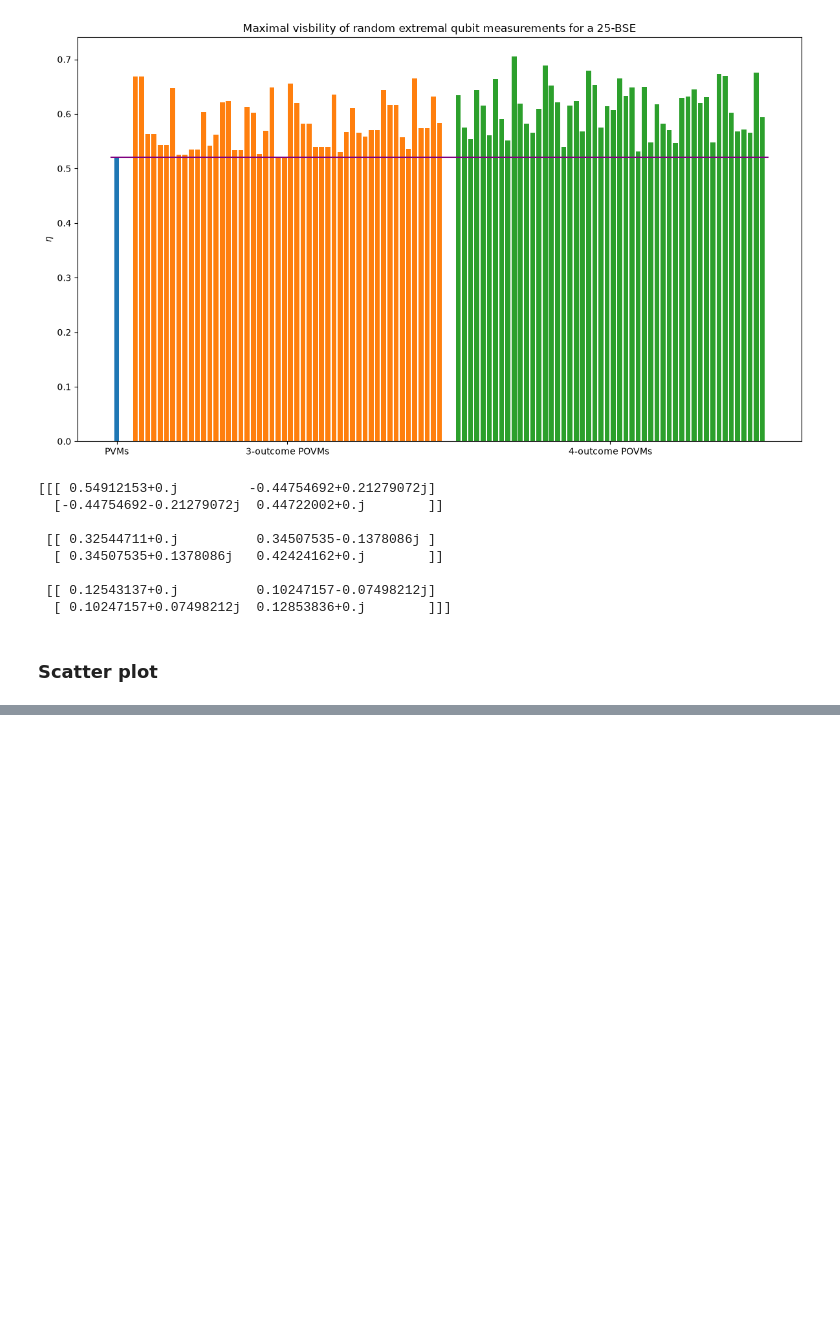
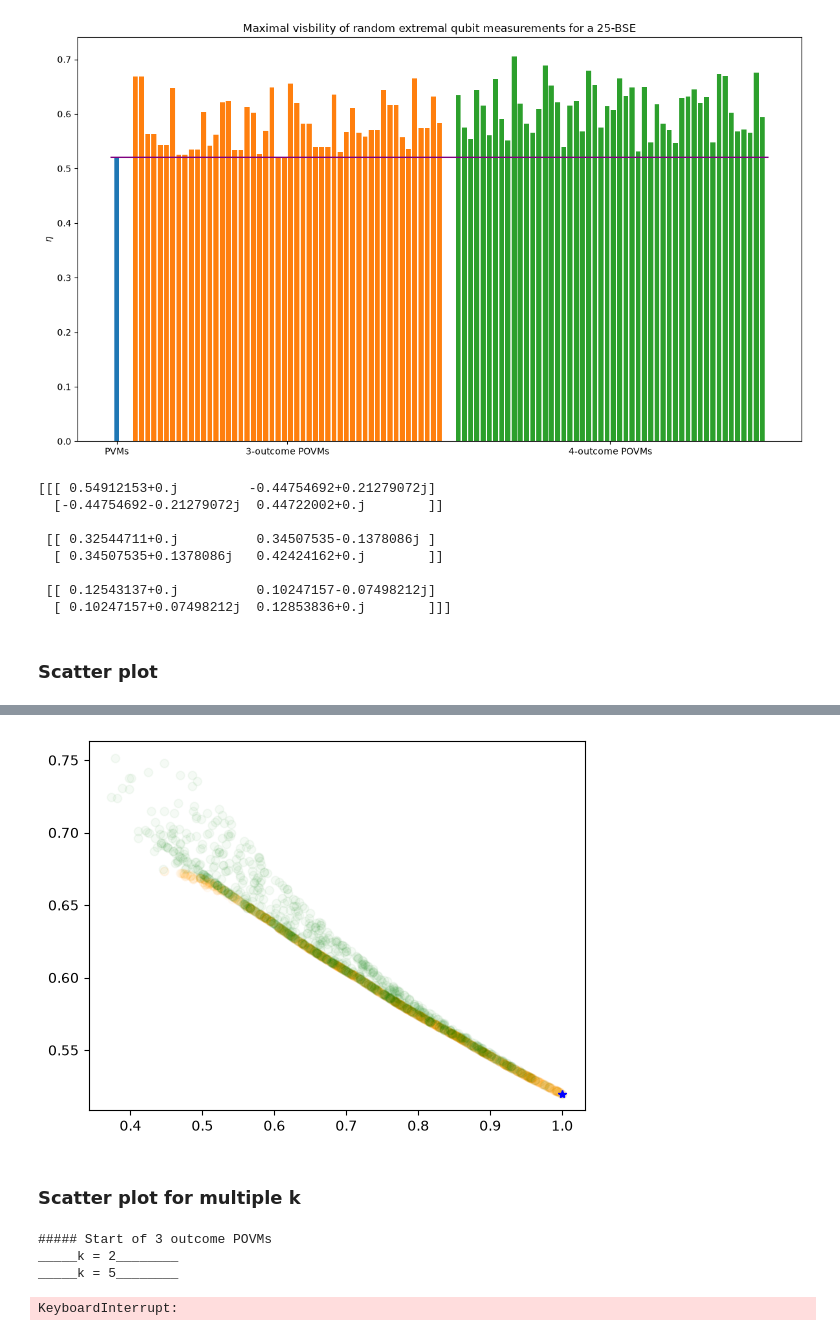
Before and after one commit to JSchuemann-physics/Bose-symmetric-extensions-of-multimeters, a Jupyter notebook: Bose-symmetric extensions.ipynb, the cells around one changed output, grey strips where cells are left out. Drawn from its saved outputs; the diff is of its cells as text; code cells hidden in the pictures; blank space fills up the shorter version.

```diff
--- a/Bose-symmetric extensions.ipynb
+++ b/Bose-symmetric extensions.ipynb
@@ -1383,0 +1269,11 @@ array([0, 1, 2, 3])
+# %%
+#both together:
+fig, ax = plt.subplots()
+ax.scatter(POVMs_3outc_ranks, eta_array_3outc, color = "orange", alpha = 0.04)
+ax.scatter(POVMs_4outc_ranks, eta_array_4outc, color = "green", alpha = 0.04)
+ax.plot(POVMs_4outc_ranks[0], eta_array_4outc[0], "*", color = "b")
+plt.show()
+# %% [output]
+[figure, added]
+# %% [markdown]
+### Scatter plot for multiple k
@@ -1383,0 +1321,66 @@ array([0, 1, 2, 3])
+# %%
+#now generate more eta_array for different k but the same POVMs
+
+k_array = np.array([2, 5, 10, 15, 20])
+n_k = len(k_array)
+
+#3outcome
+n_POVMs_3outc = len(POVMs_3outc)
+"""
+visibilies and computation times are stored in matrices of the form:
+
+        k = 2, 5, 10, 15, 20
+POVM1
+POVM2
+.
+.
+.
+POVMlast
+"""
+eta_matrix_3outc = np.empty((n_k, n_POVMs_3outc))
+t_matrix_3outc = np.empty((n_k, n_POVMs_3outc))
+
+print("##### Start of 3 outcome POVMs")
+for k_index, k in enumerate(k_array):
+
+    print(f"_____k = {k}________")
+    for povm_index, povm in enumerate(POVMs_3outc):
+
+        SDP = get_extensionSDP(povm, k)
+        start_time = time.time()
+        SDP.solve(solver="mosek", verbosity=0)
+        end_time = time.time()
+
+
+        eta = SDP.get_variable("eta").value
+        t = end_time - start_time
+        eta_matrix_3outc[k_index][povm_index] = eta
+        t_matrix_3outc[k_index][povm_index] = t
+
+#4outcome
+n_POVMs_4outc = len(POVMs_4outc)
+
+eta_matrix_4outc = np.empty((n_k, n_POVMs_4outc))
+t_matrix_4outc = np.empty((n_k, n_POVMs_4outc))
+
+print("##### Start of 4 outcome POVMs")
+for k_index, k in enumerate(k_array):
+
+    print(f"_____k = {k}________")
+    for povm_index, povm in enumerate(POVMs_4outc):
+
+        SDP = get_extensionSDP(povm, k)
+        start_time = time.time()
+        SDP.solve(solver="mosek", verbosity=0)
+        end_time = time.time()
+
+
+        eta = SDP.get_variable("eta").value
+        t = end_time - start_time
+        eta_matrix_4outc[k_index][povm_index] = eta
+        t_matrix_4outc[k_index][povm_index] = t
+# %% [output]
+##### Start of 3 outcome POVMs
+_____k = 2________
+_____k = 5________
+KeyboardInterrupt:
```
Also changed, not shown: parts of 12 cells of this notebook.
